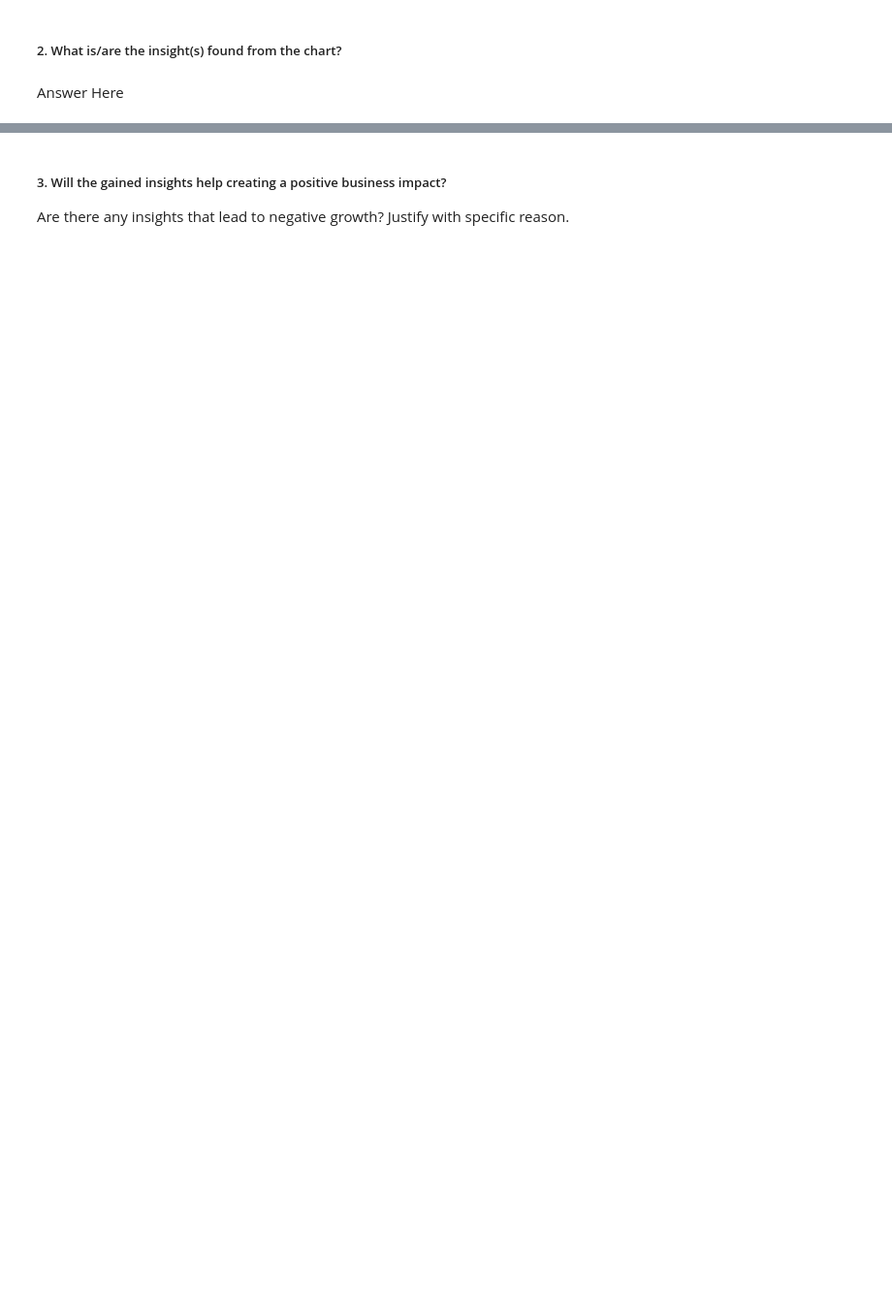
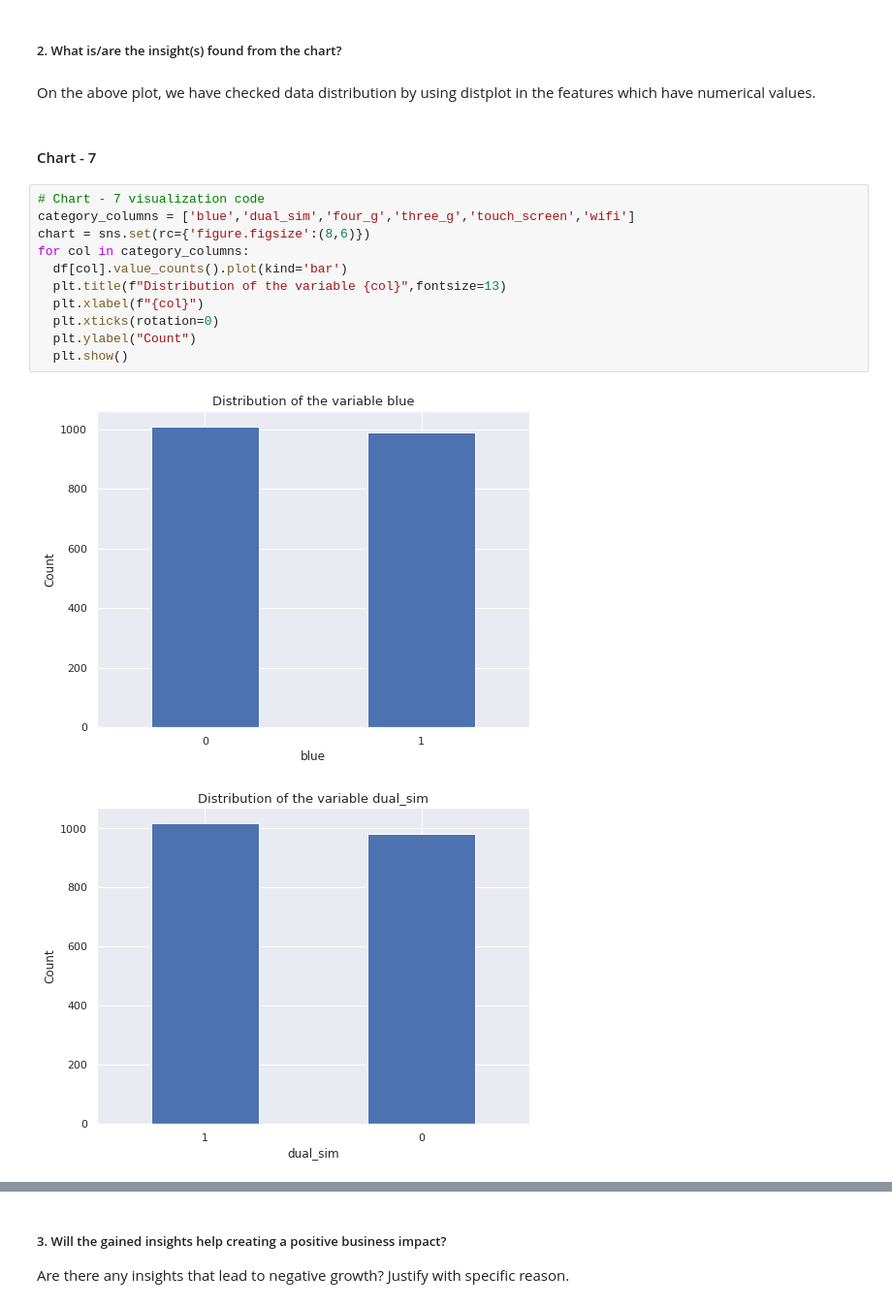
Before and after one commit to RahulI5/Mobile-Price-Range-Prediction, a Jupyter notebook: Mobile_Price_Range_Prediction.ipynb, the cells around one changed output, grey strips where cells are left out. Shown: that part at 97% size. Cells and saved outputs as stored; diff of their text form; blank space fills up the shorter version.

```diff
--- a/Mobile_Price_Range_Prediction.ipynb
+++ b/Mobile_Price_Range_Prediction.ipynb
@@ -391,4 +424,20 @@ Answer Here.
 # %% [markdown]
 ##### 2. What is/are the insight(s) found from the chart?
-# %% [markdown]
-Answer Here
+# %% [markdown]
+On the above plot, we have checked data distribution by using distplot in the features which have numerical values.
+# %% [markdown]
+#### Chart - 7
+# %%
+# Chart - 7 visualization code
+category_columns = ['blue','dual_sim','four_g','three_g','touch_screen','wifi']
+chart = sns.set(rc={'figure.figsize':(8,6)})
+for col in category_columns:
+  df[col].value_counts().plot(kind='bar')
+  plt.title(f"Distribution of the variable {col}",fontsize=13)
+  plt.xlabel(f"{col}")
+  plt.xticks(rotation=0)
+  plt.ylabel("Count")
+  plt.show()
+# %% [output]
+[figure, added]
+[figure, added]
```
Also changed, not shown: parts of 68 cells of this notebook.
